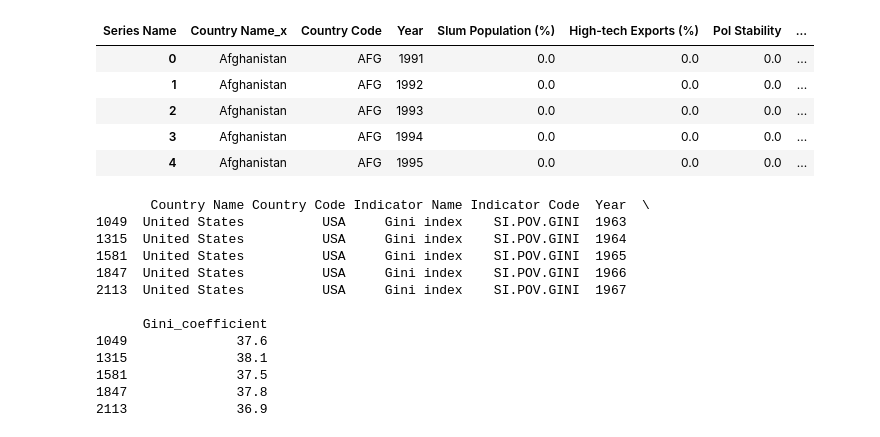
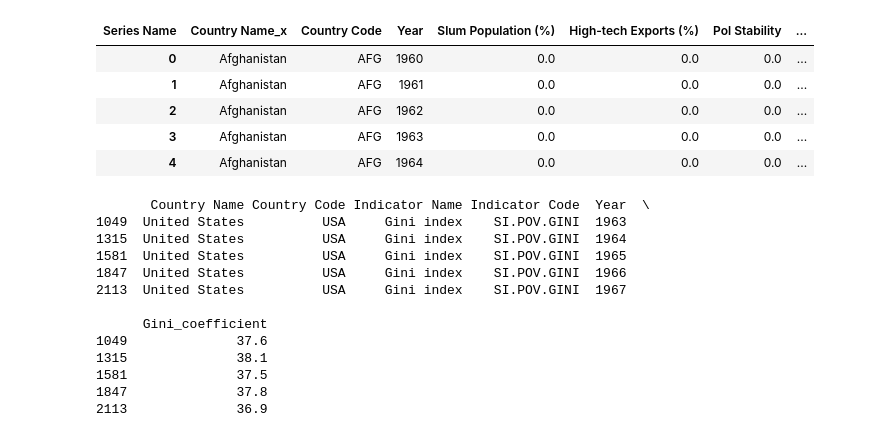
Before and after one commit to yonglau1999/HE4045-Group-Project, a Jupyter notebook: Causal Stuff.ipynb, the cells around one changed output. Drawn from its saved outputs; the diff is of its cells as text; code cells hidden in the pictures.

```diff
--- a/Causal Stuff.ipynb
+++ b/Causal Stuff.ipynb
@@ -106,40 +106,40 @@ columns_of_interest_1 = [
 columns_of_interest_2 = [
     "Country Name",
     "Country Code",
     "Year",
     "Domestic Savings (%)",
     "Fertility Rate",
     "Wanted Fertility Rate",
     "Poverty Gap ($2.15) (%)",
     "Poverty Gap ($3.65) (%)",
     "Poverty Gap ($6.85) (%)"
 ]
 
 world_bank_subset_df = world_bank_pivot_df[columns_of_interest_1]
 world_bank_2_subset_df = world_bank_2_pivot_df[columns_of_interest_2]
 
-world_bank_subset_df = world_bank_subset_df[
+"""world_bank_subset_df = world_bank_subset_df[
     (world_bank_subset_df['Year'] >= 1991) &
     (world_bank_subset_df['Year'] <= 2024)
 ]
 
 world_bank_2_subset_df = world_bank_2_subset_df[
     (world_bank_2_subset_df['Year'] >= 1991) &
     (world_bank_2_subset_df['Year'] <= 2024)
-]
+]"""
 
 world_bank_subset_df = world_bank_subset_df.dropna()
 world_bank_2_subset_df = world_bank_2_subset_df.dropna()
 
 big_world_bank_df = pd.merge(world_bank_subset_df,world_bank_2_subset_df,on=["Country Code","Year"])
 big_world_bank_df.head()
 # %% [output]
 | Series Name | Country Name_x | Country Code | Year | Slum Population (%) | High-tech Exports (%) | Pol Stability | ... |
-| 0 | Afghanistan | AFG | 1991 | 0.0 | 0.0 | 0.0 | ... |
-| 1 | Afghanistan | AFG | 1992 | 0.0 | 0.0 | 0.0 | ... |
-| 2 | Afghanistan | AFG | 1993 | 0.0 | 0.0 | 0.0 | ... |
-| 3 | Afghanistan | AFG | 1994 | 0.0 | 0.0 | 0.0 | ... |
-| 4 | Afghanistan | AFG | 1995 | 0.0 | 0.0 | 0.0 | ... |
+| 0 | Afghanistan | AFG | 1960 | 0.0 | 0.0 | 0.0 | ... |
+| 1 | Afghanistan | AFG | 1961 | 0.0 | 0.0 | 0.0 | ... |
+| 2 | Afghanistan | AFG | 1962 | 0.0 | 0.0 | 0.0 | ... |
+| 3 | Afghanistan | AFG | 1963 | 0.0 | 0.0 | 0.0 | ... |
+| 4 | Afghanistan | AFG | 1964 | 0.0 | 0.0 | 0.0 | ... |
 # %%
 # Clean unemp_df
 id_vars = ['Country Name', 'Country Code', 'Indicator Name', 'Indicator Code']
```
Also changed, not shown: parts of 4 cells of this notebook.
